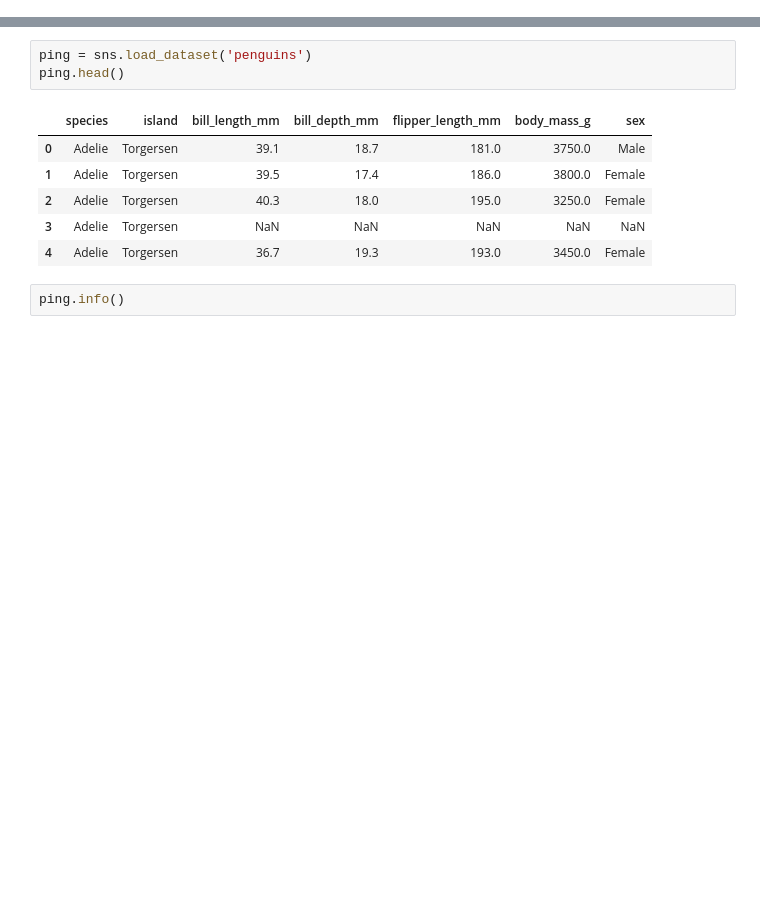
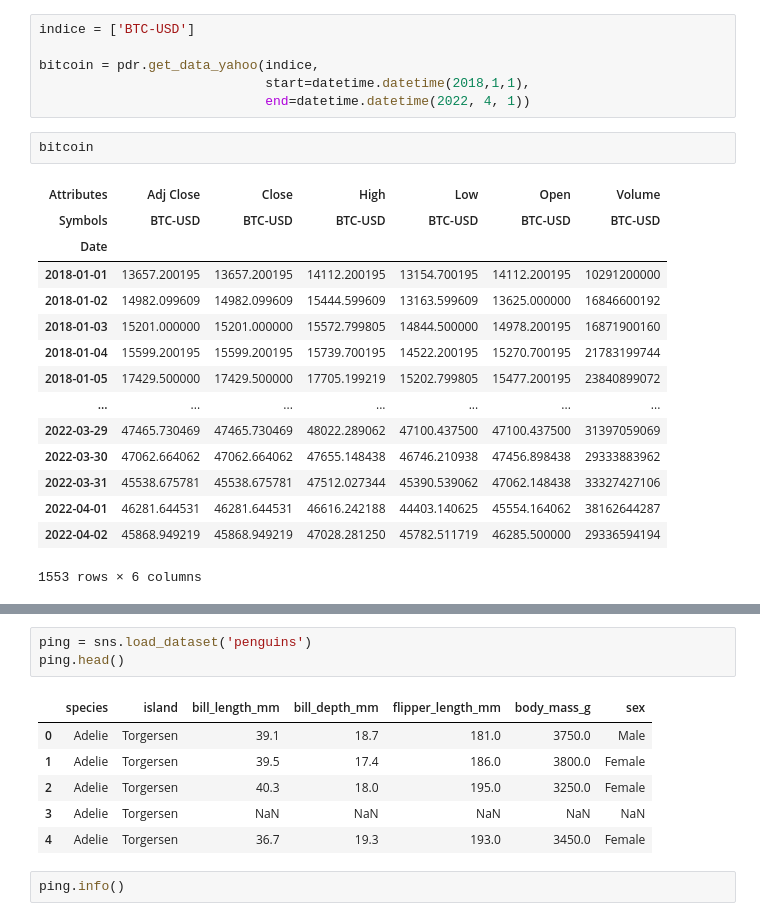
Before and after one commit to WallisonSantos/AppPy, a Jupyter notebook: app.ipynb, the cells around one changed output, grey strips where cells are left out. Cells and saved outputs as stored; diff of their text form; blank space fills up the shorter version.

```diff
--- a/app.ipynb
+++ b/app.ipynb
@@ -33,3 +48,27 @@ dados_mercado_bolsa
 | 2022-08-31 | 0.061629 | 0.070921 |
 | 2022-09-30 | 0.004693 | -0.007740 |
 | 2022-10-31 | 0.041704 | 0.051592 |
+# %%
+indice = ['BTC-USD']
+
+bitcoin = pdr.get_data_yahoo(indice,
+                             start=datetime.datetime(2018,1,1),
+                             end=datetime.datetime(2022, 4, 1))
+# %%
+bitcoin
+# %% [output]
+| Attributes | Adj Close | Close | High | Low | Open | Volume |
+| Symbols | BTC-USD | BTC-USD | BTC-USD | BTC-USD | BTC-USD | BTC-USD |
+| Date |  |  |  |  |  |  |
+| 2018-01-01 | 13657.200195 | 13657.200195 | 14112.200195 | 13154.700195 | 14112.200195 | 10291200000 |
+| 2018-01-02 | 14982.099609 | 14982.099609 | 15444.599609 | 13163.599609 | 13625.000000 | 16846600192 |
+| 2018-01-03 | 15201.000000 | 15201.000000 | 15572.799805 | 14844.500000 | 14978.200195 | 16871900160 |
+| 2018-01-04 | 15599.200195 | 15599.200195 | 15739.700195 | 14522.200195 | 15270.700195 | 21783199744 |
+| 2018-01-05 | 17429.500000 | 17429.500000 | 17705.199219 | 15202.799805 | 15477.200195 | 23840899072 |
+| ... | ... | ... | ... | ... | ... | ... |
+| 2022-03-29 | 47465.730469 | 47465.730469 | 48022.289062 | 47100.437500 | 47100.437500 | 31397059069 |
+| 2022-03-30 | 47062.664062 | 47062.664062 | 47655.148438 | 46746.210938 | 47456.898438 | 29333883962 |
+| 2022-03-31 | 45538.675781 | 45538.675781 | 47512.027344 | 45390.539062 | 47062.148438 | 33327427106 |
+| 2022-04-01 | 46281.644531 | 46281.644531 | 46616.242188 | 44403.140625 | 45554.164062 | 38162644287 |
+| 2022-04-02 | 45868.949219 | 45868.949219 | 47028.281250 | 45782.511719 | 46285.500000 | 29336594194 |
+1553 rows × 6 columns
```
Also changed, not shown: parts of 8 cells of this notebook, 4 other files.
